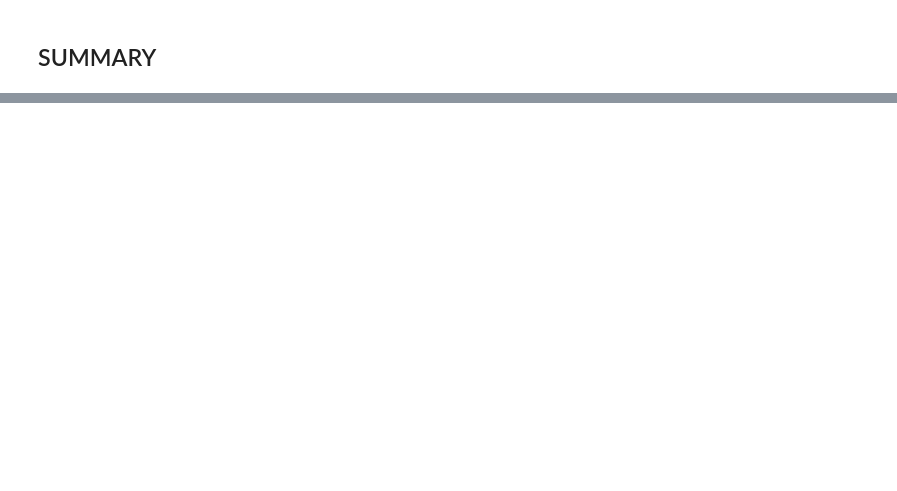
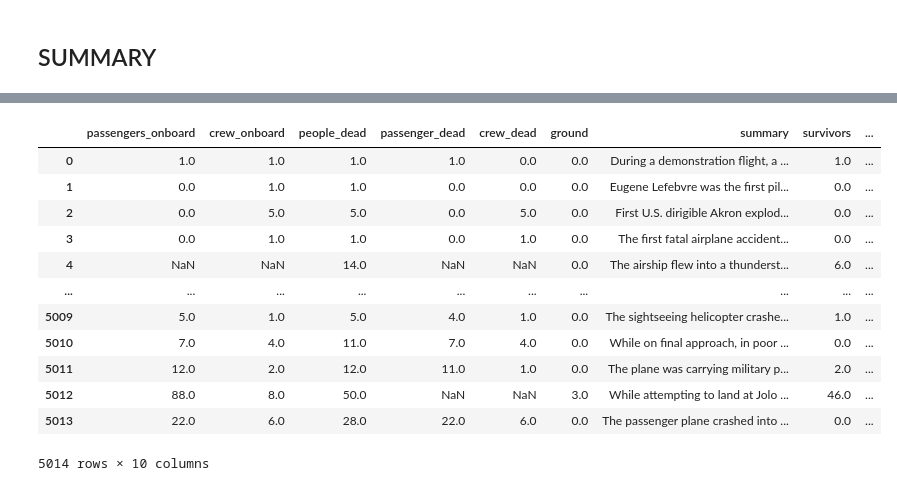
Before and after one commit to maicobernal/airplane_crashes, a Jupyter notebook: notebook 1.ipynb, the cells around one changed output, grey strips where cells are left out. Cells and saved outputs as stored; diff of their text form; code cells hidden in the pictures; blank space fills up the shorter version.

```diff
--- a/notebook 1.ipynb
+++ b/notebook 1.ipynb
@@ -295,0 +978,16 @@ plt.show()
+# %%
+df2.iloc[:, 10:20]
+# %% [output]
+|  | passengers_onboard | crew_onboard | people_dead | passenger_dead | crew_dead | ground | summary | survivors | ... |
+| 0 | 1.0 | 1.0 | 1.0 | 1.0 | 0.0 | 0.0 | During a demonstration flight, a ... | 1.0 | ... |
+| 1 | 0.0 | 1.0 | 1.0 | 0.0 | 0.0 | 0.0 | Eugene Lefebvre was the first pil... | 0.0 | ... |
+| 2 | 0.0 | 5.0 | 5.0 | 0.0 | 5.0 | 0.0 | First U.S. dirigible Akron explod... | 0.0 | ... |
+| 3 | 0.0 | 1.0 | 1.0 | 0.0 | 1.0 | 0.0 | The first fatal airplane accident... | 0.0 | ... |
+| 4 | NaN | NaN | 14.0 | NaN | NaN | 0.0 | The airship flew into a thunderst... | 6.0 | ... |
+| ... | ... | ... | ... | ... | ... | ... | ... | ... | ... |
+| 5009 | 5.0 | 1.0 | 5.0 | 4.0 | 1.0 | 0.0 | The sightseeing helicopter crashe... | 1.0 | ... |
+| 5010 | 7.0 | 4.0 | 11.0 | 7.0 | 4.0 | 0.0 | While on final approach, in poor ... | 0.0 | ... |
+| 5011 | 12.0 | 2.0 | 12.0 | 11.0 | 1.0 | 0.0 | The plane was carrying military p... | 2.0 | ... |
+| 5012 | 88.0 | 8.0 | 50.0 | NaN | NaN | 3.0 | While attempting to land at Jolo ... | 46.0 | ... |
+| 5013 | 22.0 | 6.0 | 28.0 | 22.0 | 6.0 | 0.0 | The passenger plane crashed into ... | 0.0 | ... |
+5014 rows × 10 columns
```
Also changed, not shown: parts of 97 cells of this notebook, 7 other files.
